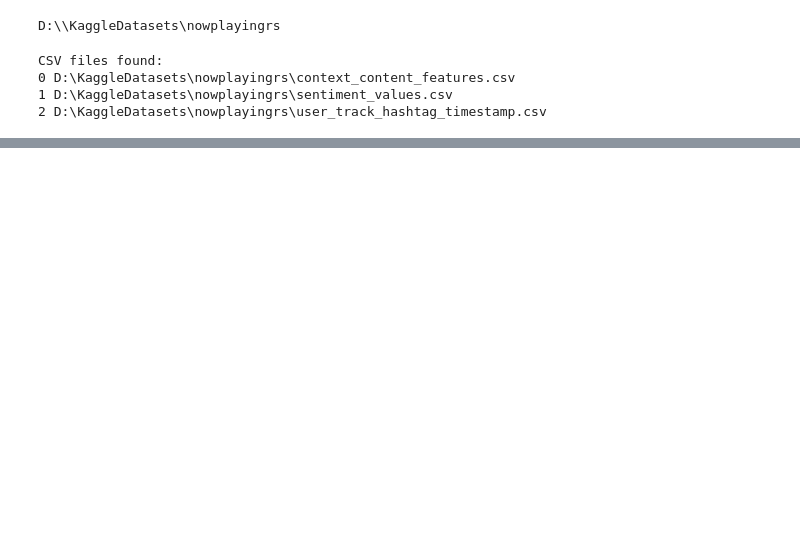
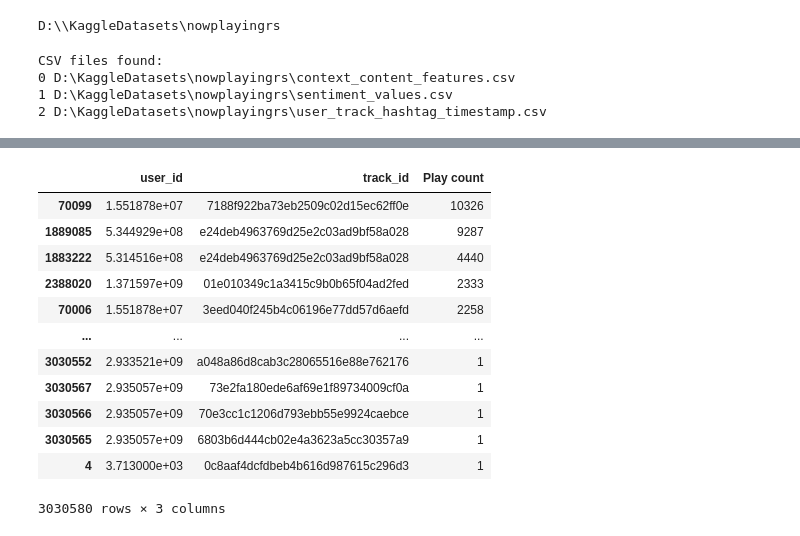
Before and after one commit to nhanhoang17/HMTK-PRO, a Jupyter notebook: dataset_preview.ipynb, the cells around one changed output, grey strips where cells are left out. Cells and saved outputs as stored; diff of their text form; code cells hidden in the pictures; blank space fills up the shorter version.

```diff
--- a/dataset_preview.ipynb
+++ b/dataset_preview.ipynb
@@ -135,0 +164,2 @@ df
+# %%
+df = df.dropna(subset=["user_id", "track_id"])
@@ -135,0 +168,21 @@ df
+# %%
+interaction=(
+
+    df.groupby(["user_id","track_id"]).size().reset_index(name="Play count")
+)
+# %%
+interaction.sort_values("Play count",ascending=False)
+# %% [output]
+|  | user_id | track_id | Play count |
+| 70099 | 1.551878e+07 | 7188f922ba73eb2509c02d15ec62ff0e | 10326 |
+| 1889085 | 5.344929e+08 | e24deb4963769d25e2c03ad9bf58a028 | 9287 |
+| 1883222 | 5.314516e+08 | e24deb4963769d25e2c03ad9bf58a028 | 4440 |
+| 2388020 | 1.371597e+09 | 01e010349c1a3415c9b0b65f04ad2fed | 2333 |
+| 70006 | 1.551878e+07 | 3eed040f245b4c06196e77dd57d6aefd | 2258 |
+| ... | ... | ... | ... |
+| 3030552 | 2.933521e+09 | a048a86d8cab3c28065516e88e762176 | 1 |
+| 3030567 | 2.935057e+09 | 73e2fa180ede6af69e1f89734009cf0a | 1 |
+| 3030566 | 2.935057e+09 | 70e3cc1c1206d793ebb55e9924caebce | 1 |
+| 3030565 | 2.935057e+09 | 6803b6d444cb02e4a3623a5cc30357a9 | 1 |
+| 4 | 3.713000e+03 | 0c8aaf4dcfdbeb4b616d987615c296d3 | 1 |
+3030580 rows × 3 columns
```
Also changed, not shown: parts of 15 cells of this notebook.
